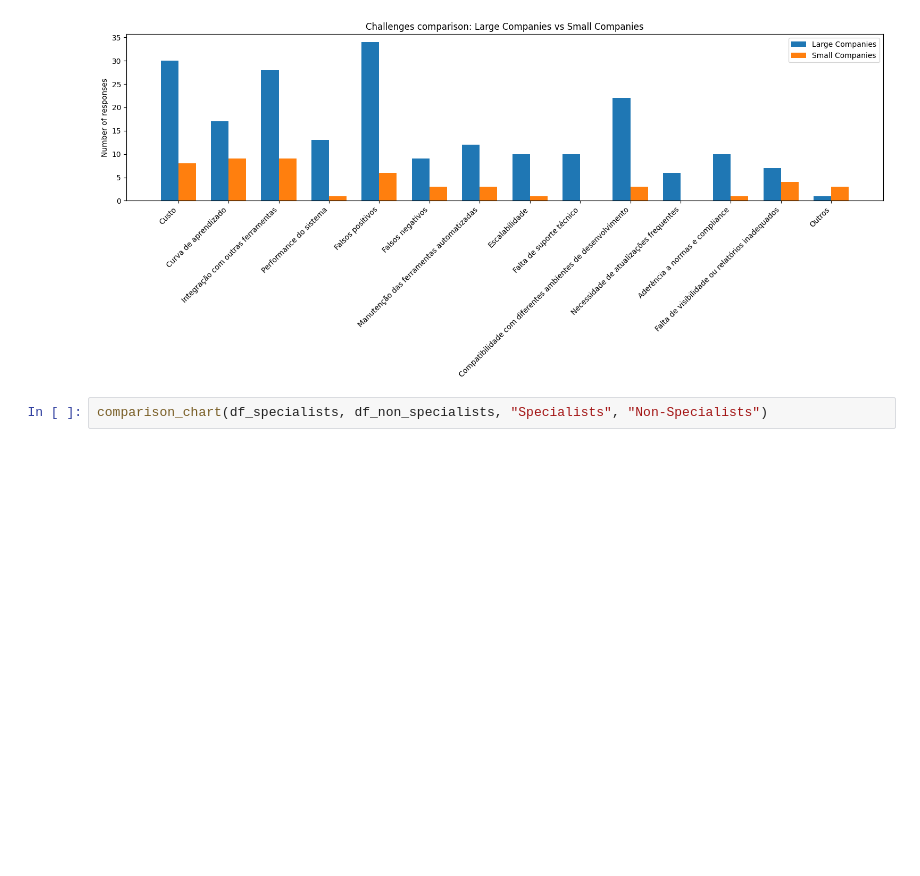
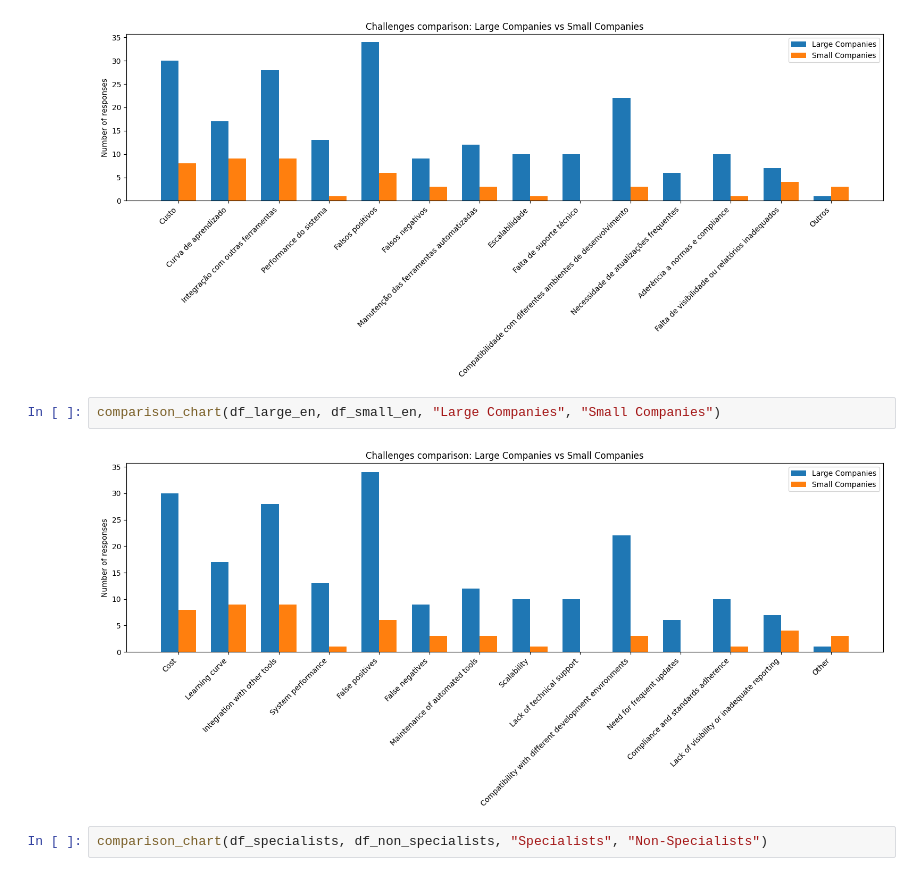
Before and after one commit to reset-ufc/appsec-practices-characterization-survey, a Jupyter notebook: RQ3_part2_analysis.ipynb, the cells around one changed output. Cells and saved outputs as stored; diff of their text form; blank space fills up the shorter version.

```diff
--- a/RQ3_part2_analysis.ipynb
+++ b/RQ3_part2_analysis.ipynb
@@ -358,6 +389,10 @@ comparison_chart(df_direct, df_indirect, "Direct Experience", "Indirect Experien
 comparison_chart(df_large, df_small, "Large Companies", "Small Companies")
 # %% [output]
 [figure]
+# %%
+comparison_chart(df_large_en, df_small_en, "Large Companies", "Small Companies")
+# %% [output]
+[figure, added]
 # %%
 comparison_chart(df_specialists, df_non_specialists, "Specialists", "Non-Specialists")
 # %% [output]
```
Also changed, not shown: parts of 12 cells of this notebook.
